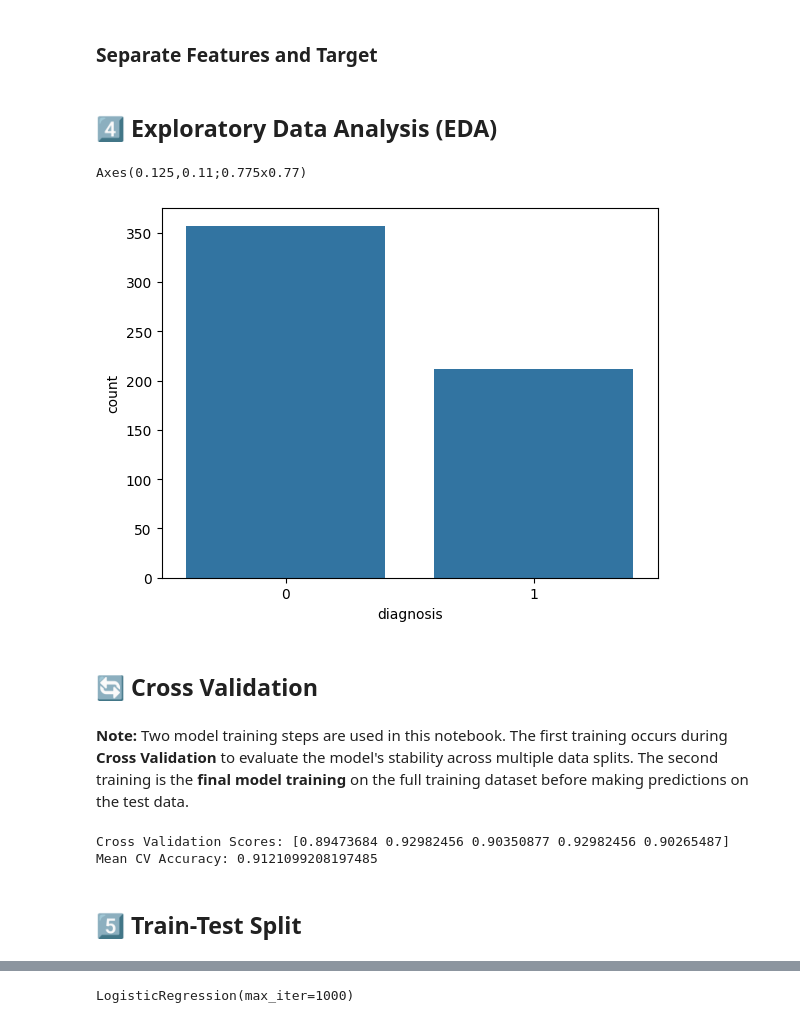
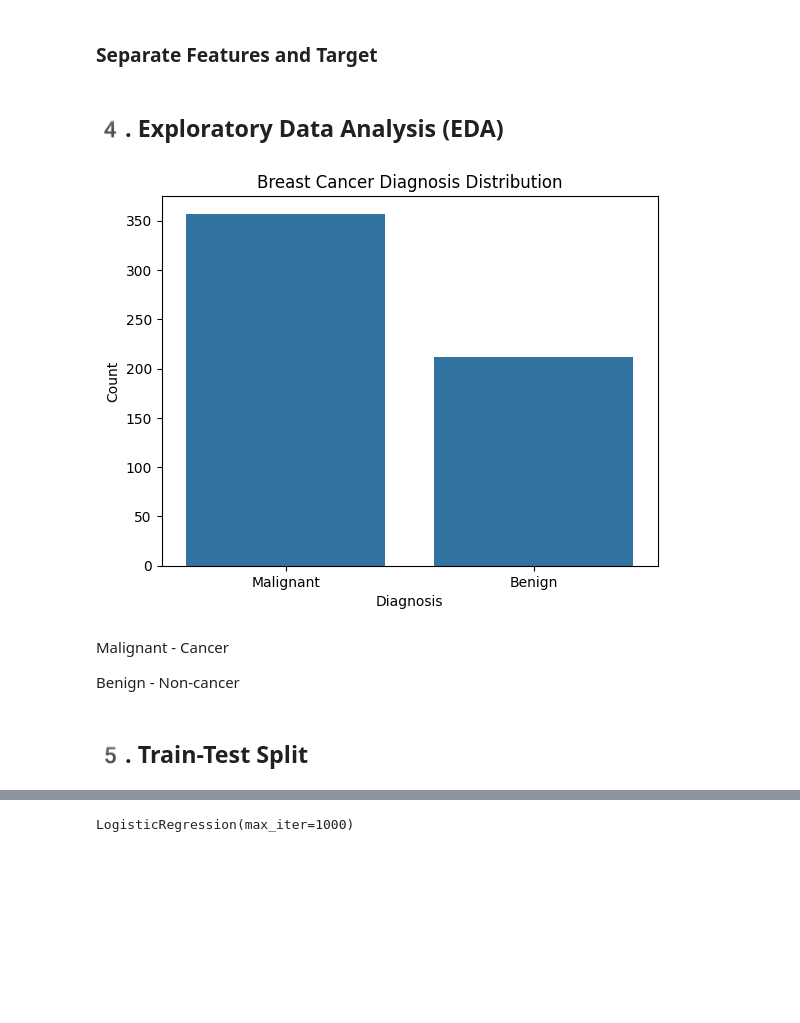
Before and after one commit to AaronShajan1097/ml-ai-projects, a Jupyter notebook: Machine Learning/Classification/Logistic_Regression/breast_cancer_prediction/Breast_Cancer_Prediction.ipynb, the cells around one changed output, grey strips where cells are left out. Saved outputs shown, nothing was run; the diff lists cells and outputs as text; code cells hidden in the pictures; blank space fills up the shorter version.

```diff
--- a/Machine Learning/Classification/Logistic_Regression/breast_cancer_prediction/Breast_Cancer_Prediction.ipynb
+++ b/Machine Learning/Classification/Logistic_Regression/breast_cancer_prediction/Breast_Cancer_Prediction.ipynb
@@ -74,35 +74,30 @@ Categories (2, int64): [0, 1]
 X = data.drop(["diagnosis"], axis=1)
 y = data.diagnosis
 # %% [markdown]
-## 4️⃣ Exploratory Data Analysis (EDA)
+## 4️. Exploratory Data Analysis (EDA)
 # %%
-print(sns.countplot(x=y))
+sns.countplot(
+    x=y,
+)
+
+plt.title("Breast Cancer Diagnosis Distribution")
+plt.xlabel("Diagnosis")
+plt.ylabel("Count")
+
+plt.xticks(
+    ticks=[0,1],
+    labels=["Malignant", "Benign"]
+)
+
+plt.show()
 # %% [output]
-Axes(0.125,0.11;0.775x0.77)
-[figure, old version]
+[figure, new version]
-# %% [markdown]
-## 🔄 Cross Validation
-# %% [markdown]
-**Note:**
-Two model training steps are used in this notebook. The first training occurs during **Cross Validation** to evaluate the model's stability across multiple data splits. The second training is the **final model training** on the full training dataset before making predictions on the test data.
-# %%
-model = LogisticRegression(max_iter=1000)
-
-cv_scores = cross_val_score(
-    model,
-    X,
-    y,
-    cv=5,
-    scoring="accuracy"
-)
-
-print("Cross Validation Scores:", cv_scores)
-print("Mean CV Accuracy:", cv_scores.mean())
-# %% [output]
-Cross Validation Scores: [0.89473684 0.92982456 0.90350877 0.92982456 0.90265487]
-Mean CV Accuracy: 0.9121099208197485
+# %% [markdown]
+Malignant - Cancer
+
+Benign - Non-cancer
 # %% [markdown]
-## 5️⃣ Train-Test Split
+## 5️. Train-Test Split
 # %%
 X_train, X_test, y_train, y_test = train_test_split(
     X, y, test_size=0.30, random_state=42, stratify=y
```
Also changed, not shown: parts of 16 cells of this notebook, 6 other files.
